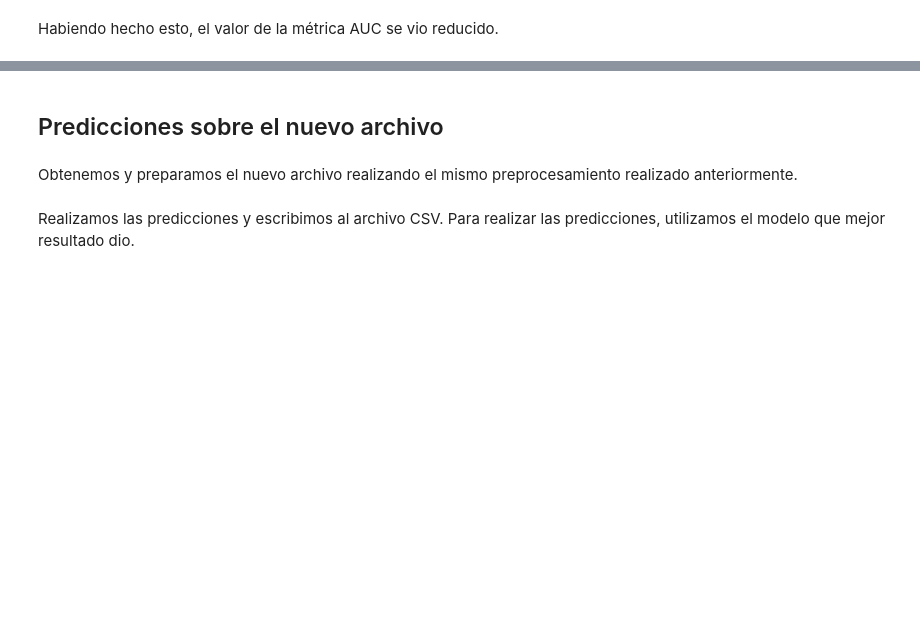
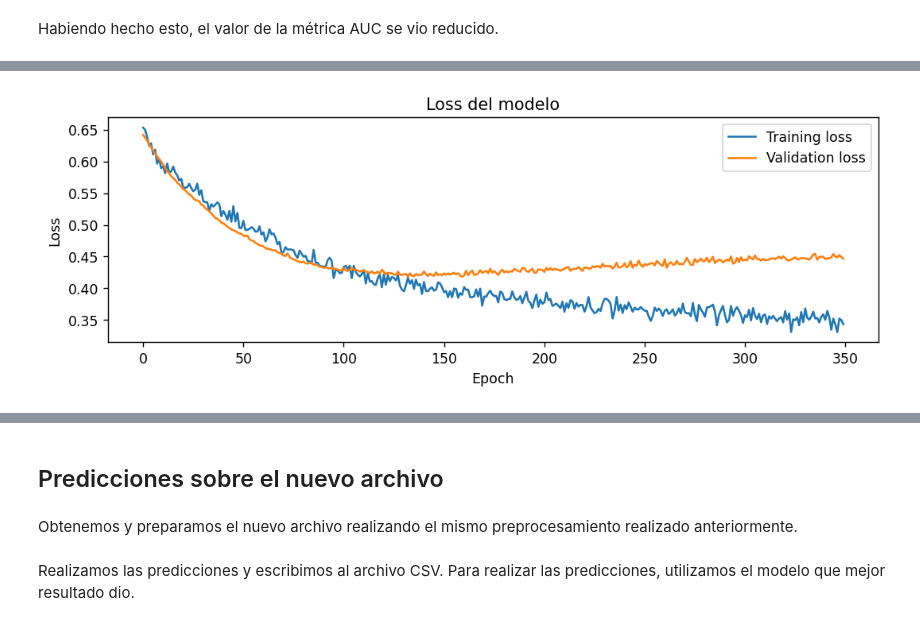
Before and after one commit to brunograssano/TP-Organizacion-de-datos, a Jupyter notebook: TP2/09 - RedesNeuronales.ipynb, the cells around one changed output, grey strips where cells are left out. Saved outputs shown, nothing was run; the diff lists cells and outputs as text; code cells hidden in the pictures; blank space fills up the shorter version.

```diff
--- a/TP2/09 - RedesNeuronales.ipynb
+++ b/TP2/09 - RedesNeuronales.ipynb
@@ -74,6 +77,10 @@ def graficarPerdidaDelModelo(historia_modelo):
 def entrenarModelo(modelo, epocas, tamanio_entrenamiento):
     historia = modelo.fit(X_train, y_train, epochs=epocas, batch_size=tamanio_entrenamiento, verbose=0, validation_split=0.25)
     return historia, modelo
+# %%
+def entrenarModeloDatasetExpandido(modelo, epocas, tamanio_entrenamiento):
+    historia = modelo.fit(X_train_exp, y_train_exp, epochs=epocas, batch_size=tamanio_entrenamiento, verbose=0, validation_split=0.25)
+    return historia, modelo
 # %%
 # No se utiliza la de funcionesAuxiliares debido a que en este caso se tiene otro array. (en predict_proba [:,1]) (idem en mostrar el AUCScore)
 def graficarROCCurve(modelo,nombreModelo,X_test, X_train, y_test, y_train):
@@ -247,0 +376,14 @@ Habiendo hecho esto, el valor de la métrica AUC se vio reducido.
+# %%
+red_neuronal6 = Sequential()
+red_neuronal6.add(Dense(26, input_dim=26, activation='relu'))
+red_neuronal6.add(Dropout(0.1))
+red_neuronal6.add(Dense(6, activation='tanh'))
+red_neuronal6.add(Dense(1, activation='sigmoid'))
+optimizador = keras.optimizers.Adam()
+red_neuronal6.compile(loss='binary_crossentropy', optimizer=optimizador, metrics=[tf.keras.metrics.AUC()])
+# %%
+h, red_neuronal6 = entrenarModeloDatasetExpandido(red_neuronal6, 350, 50)
+# %%
+graficarPerdidaDelModelo(h)
+# %% [output]
+[figure, added]
```
Also changed, not shown: parts of 46 cells of this notebook, 1 other file.
